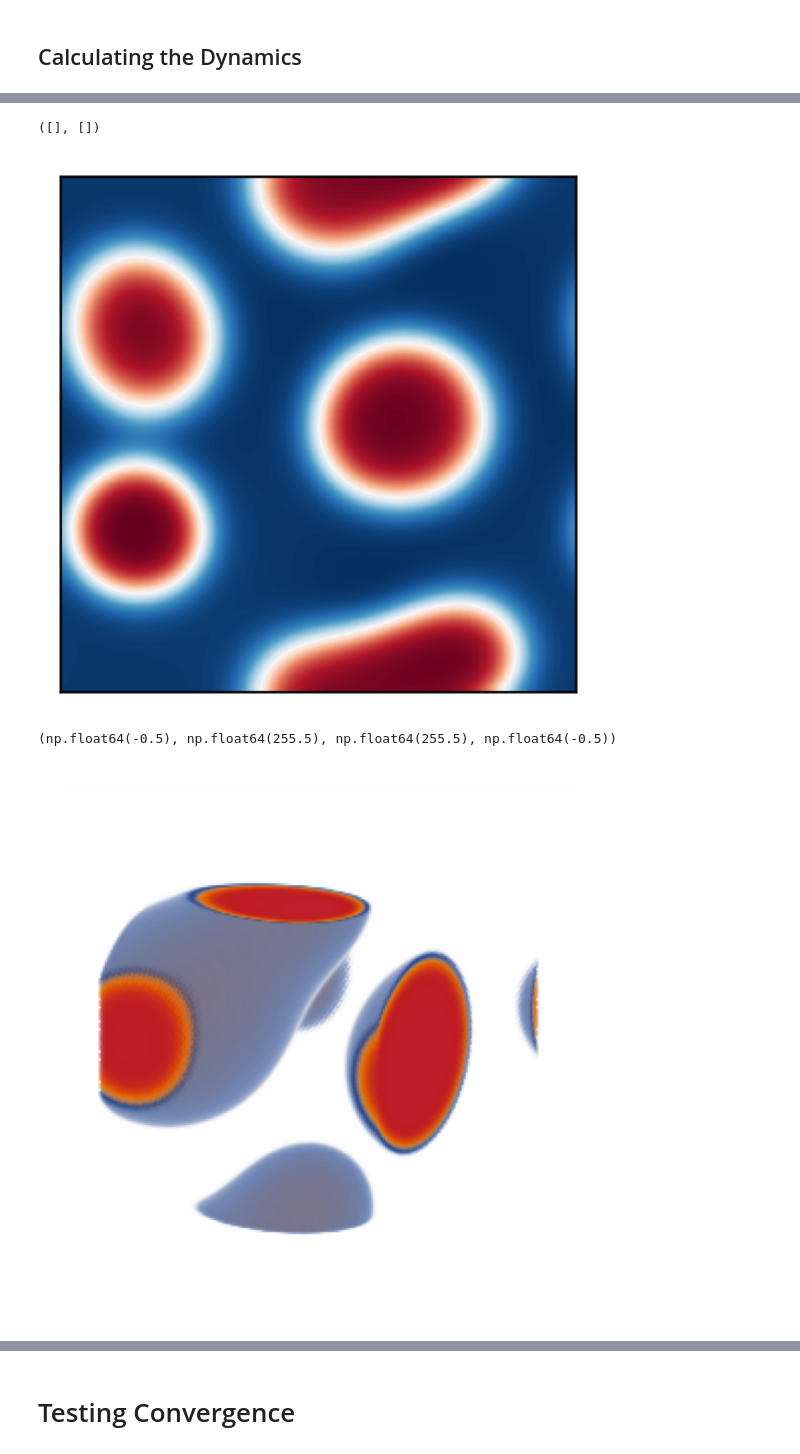
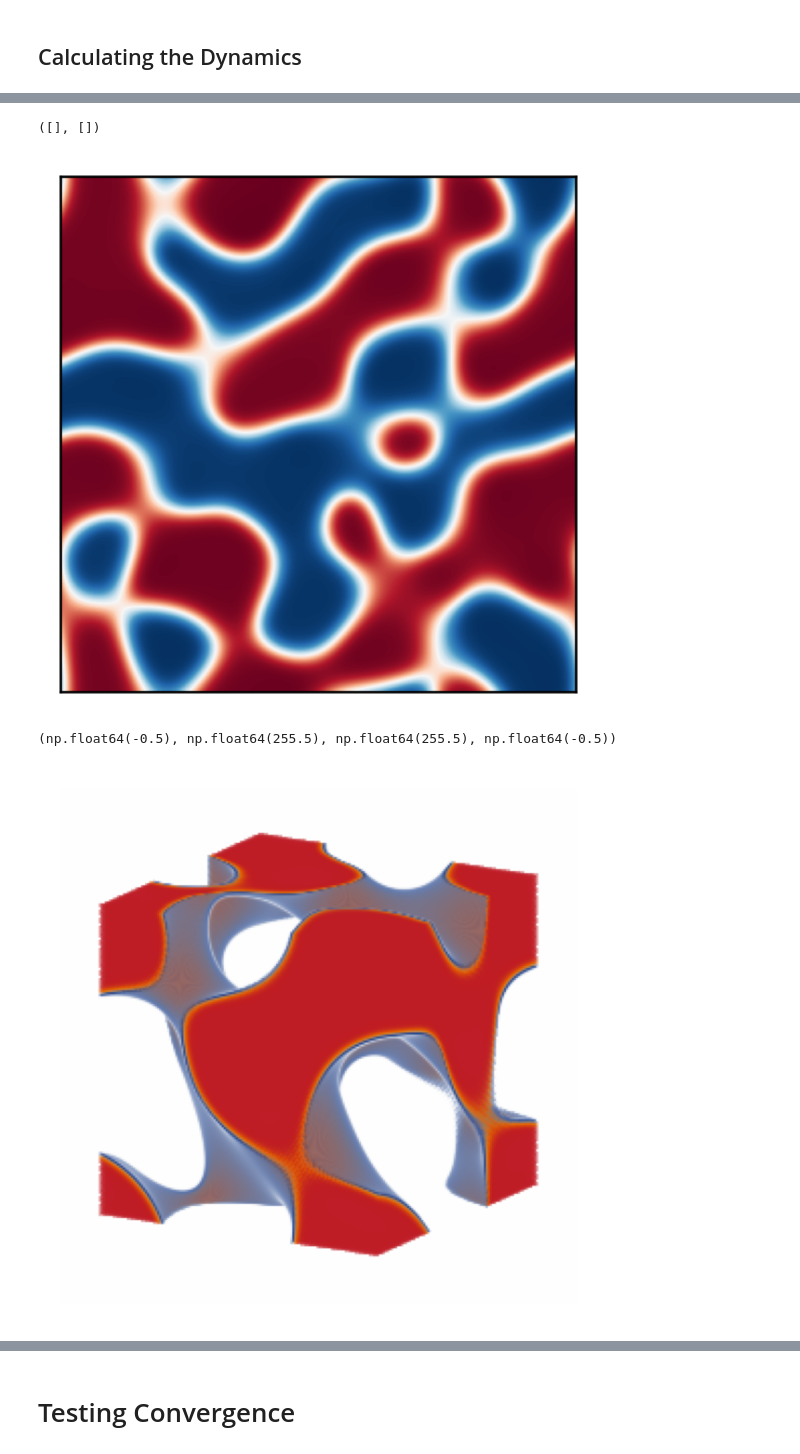
Before and after one commit to elvissoares/spectralETD, a Jupyter notebook: examples/CH3d.ipynb, the cells around one changed output, grey strips where cells are left out. Saved outputs shown, nothing was run; the diff lists cells and outputs as text; code cells hidden in the pictures.

```diff
--- a/examples/CH3d.ipynb
+++ b/examples/CH3d.ipynb
@@ -62,13 +62,13 @@ Using time step: 0.01
 # %% [markdown]
 ## Calculating the Dynamics
 # %%
-T = 500.0 # total time
+T = 2000.0 # total time
 
 # Setting Initial condition
 seed = 12345 # (random seed for reproducibility)
 rng = np.random.default_rng(seed)
 noise = 0.01
-mean = 0.25
+mean = 0.5
 n0 = mean + noise*rng.standard_normal((CH.Ngrid[0],CH.Ngrid[1],CH.Ngrid[2]))  # initial condition
 CH.Set_Field(n0)
 
@@ -133,16 +133,16 @@ plt.yticks([])
 # plt.savefig('../../figuras/ch2d-profile-c0='+str(n0)+'-t='+str(j*dframes)+'-'+method+'.pdf')
 # %% [output]
 ([], [])
-[figure, old version]
+[figure, new version]
 # %%
-j3=20
+j3=100
 image3 = volumerender(CH.L, n[j3], min_value = 0.5, max_value = 1.0, Ngrid=256)
 plt.figure(figsize=(3,3), dpi=240)
 plt.imshow(image3)
 plt.axis('off')
 # %% [output]
 (np.float64(-0.5), np.float64(255.5), np.float64(255.5), np.float64(-0.5))
-[figure, old version]
+[figure, new version]
 # %%
 plt.figure(figsize=(3,3), dpi=240)
 plt.imshow(n[j3][:,0,:],cmap='RdBu_r',interpolation='gaussian')
```
Also changed, not shown: parts of 15 cells of this notebook, 24 other files.
